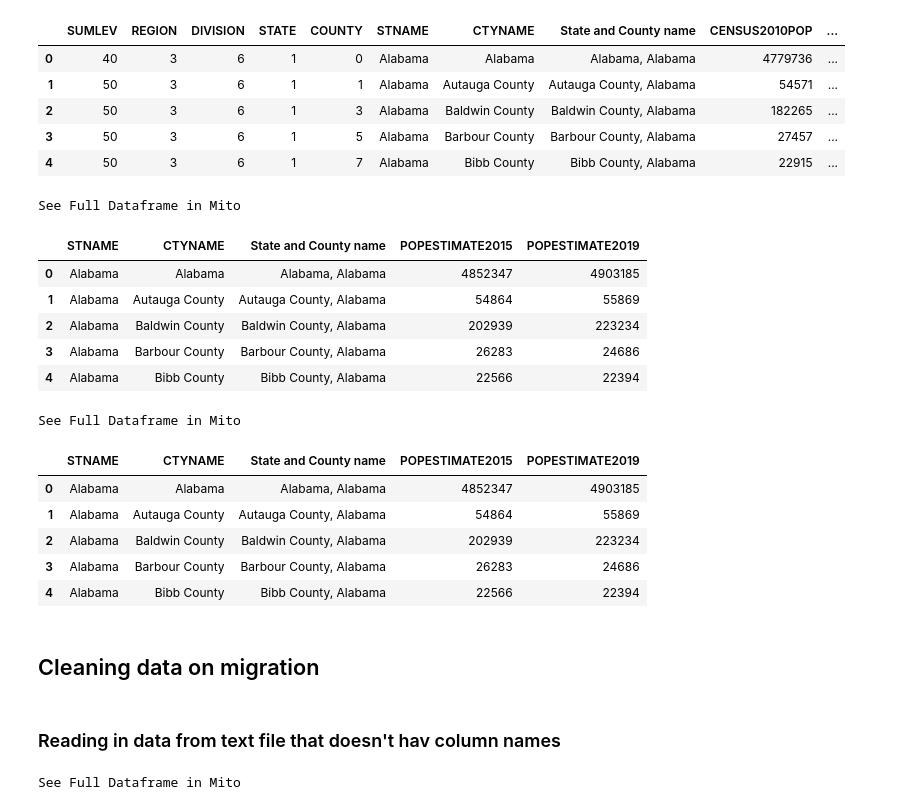
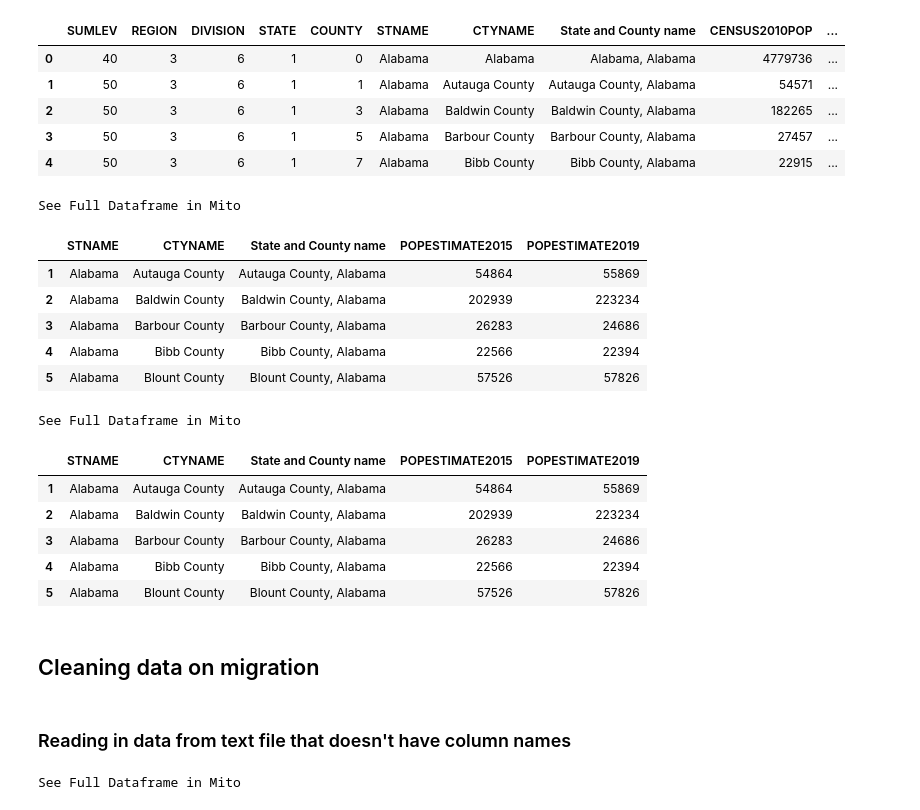
Before and after one commit to Bhargavi-ng/Migration_and_Housing, a Jupyter notebook: population_change.ipynb, the cells around one changed output. Saved outputs shown, nothing was run; the diff lists cells and outputs as text; code cells hidden in the pictures.

Commit message:
added code in progress for dataframe to be uploaded into database

```diff
--- a/population_change.ipynb
+++ b/population_change.ipynb
@@ -19,16 +19,18 @@ See Full Dataframe in Mito
 # %%
 # create dataframe with state, county, 2015 population, and 2019 population
 county_pop_15_19_df = county_pop_df[['STNAME', 'CTYNAME',
        'State and County name','POPESTIMATE2015','POPESTIMATE2019']]
+
+county_pop_15_19_df = county_pop_15_19_df[county_pop_15_19_df.STNAME != county_pop_15_19_df.CTYNAME]
 county_pop_15_19_df.head()
 # %% [output]
 See Full Dataframe in Mito
 |  | STNAME | CTYNAME | State and County name | POPESTIMATE2015 | POPESTIMATE2019 |
-| 0 | Alabama | Alabama | Alabama, Alabama | 4852347 | 4903185 |
 | 1 | Alabama | Autauga County | Autauga County, Alabama | 54864 | 55869 |
 | 2 | Alabama | Baldwin County | Baldwin County, Alabama | 202939 | 223234 |
 | 3 | Alabama | Barbour County | Barbour County, Alabama | 26283 | 24686 |
 | 4 | Alabama | Bibb County | Bibb County, Alabama | 22566 | 22394 |
+| 5 | Alabama | Blount County | Blount County, Alabama | 57526 | 57826 |
 # %%
 from mitosheet import *; register_analysis('UUID-179d7662-be95-47c5-885f-749412f02246')
 
@@ -46,15 +48,15 @@ county_pop_15_19_df.head()
 # %% [output]
 See Full Dataframe in Mito
 |  | STNAME | CTYNAME | State and County name | POPESTIMATE2015 | POPESTIMATE2019 |
-| 0 | Alabama | Alabama | Alabama, Alabama | 4852347 | 4903185 |
 | 1 | Alabama | Autauga County | Autauga County, Alabama | 54864 | 55869 |
 | 2 | Alabama | Baldwin County | Baldwin County, Alabama | 202939 | 223234 |
 | 3 | Alabama | Barbour County | Barbour County, Alabama | 26283 | 24686 |
 | 4 | Alabama | Bibb County | Bibb County, Alabama | 22566 | 22394 |
+| 5 | Alabama | Blount County | Blount County, Alabama | 57526 | 57826 |
 # %% [markdown]
 ## Cleaning data on migration
 # %% [markdown]
-### Reading in data from text file that doesn't hav column names
+### Reading in data from text file that doesn't have column names
 # %%
 # create column names for datafame
 col_names = ['State Name of Geography A','County Name of Geography A',
```
Also changed, not shown: parts of 32 cells of this notebook.
